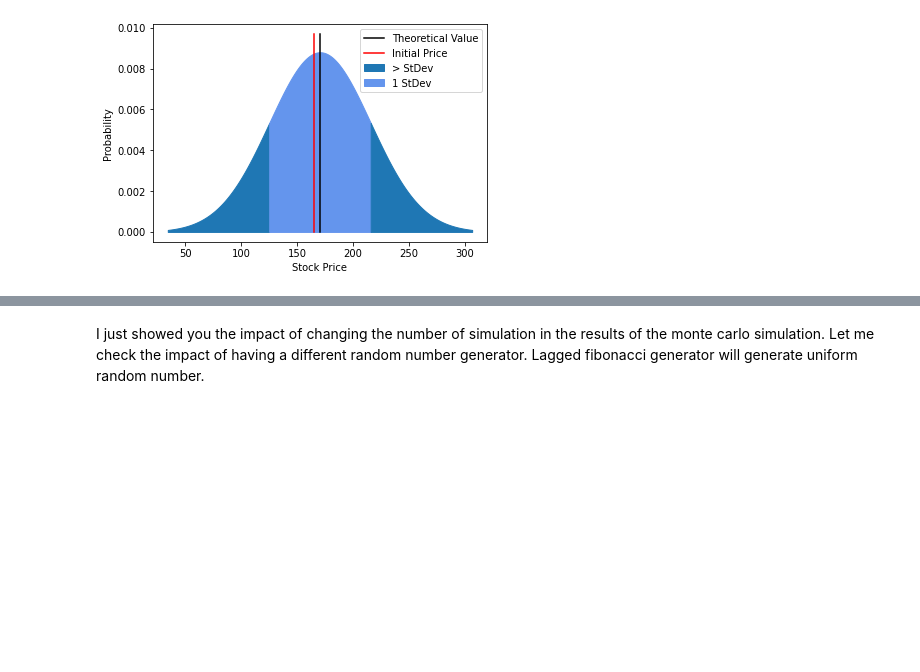
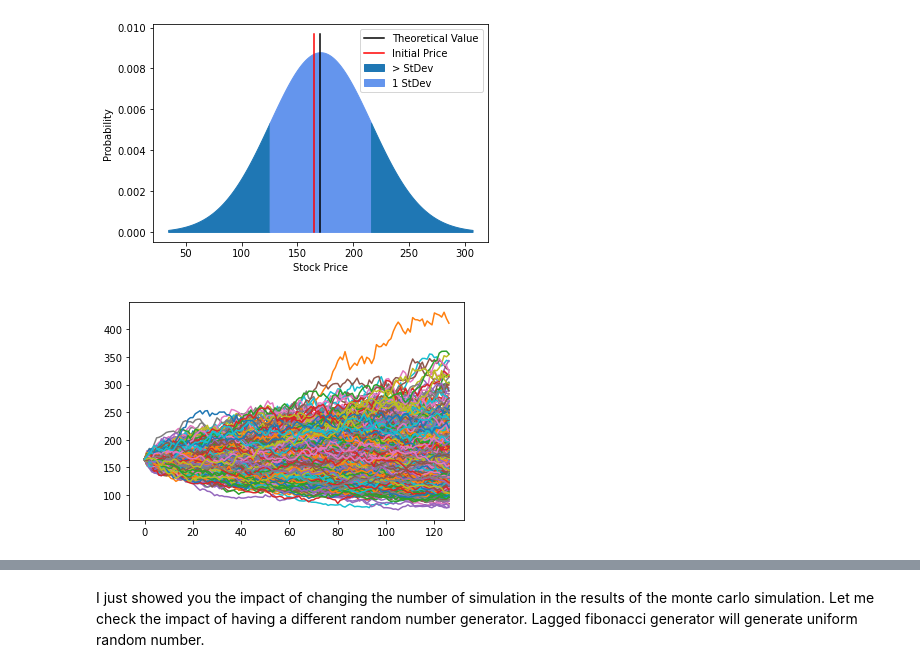
Before and after one commit to Rupesh0Poudel/Numerical_Introductory_Seminar, a Jupyter notebook: test.ipynb, the cells around one changed output, grey strips where cells are left out. Saved outputs shown, nothing was run; the diff lists cells and outputs as text; code cells hidden in the pictures; blank space fills up the shorter version.

```diff
--- a/test.ipynb
+++ b/test.ipynb
@@ -191,3 +201,13 @@ plt.legend() # show the legend
 plt.show() #show the plot
 # %% [output]
 [figure]
+# %%
+Z11 = Z[:, :1000]
+delta_lnSt11 = nudt + volsdt*Z11
+lnSt11 = lnS + np.cumsum(delta_lnSt11, axis=0)
+lnSt11 = np.concatenate( (np.full(shape=(1, 1000), fill_value=lnS), lnSt11) )
+ST11 = np.exp(lnSt11)
+plt.plot(ST11)
+plt.show()
+# %% [output]
+[figure, added]
```
Also changed, not shown: parts of 31 cells of this notebook.
